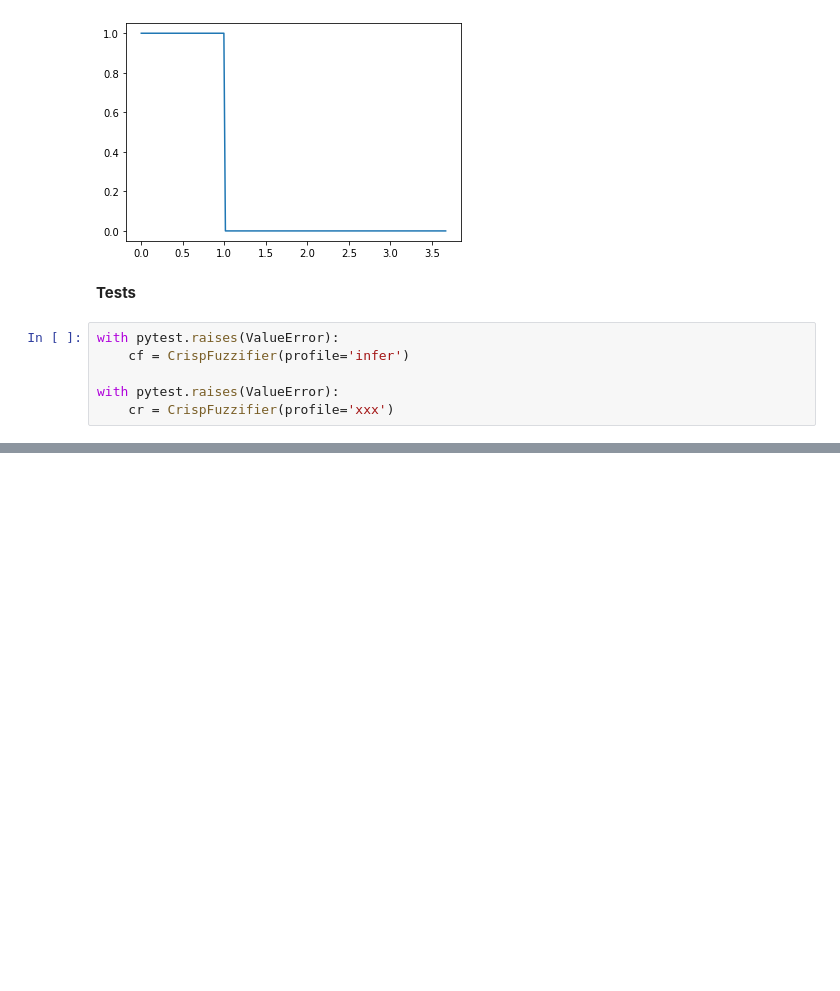
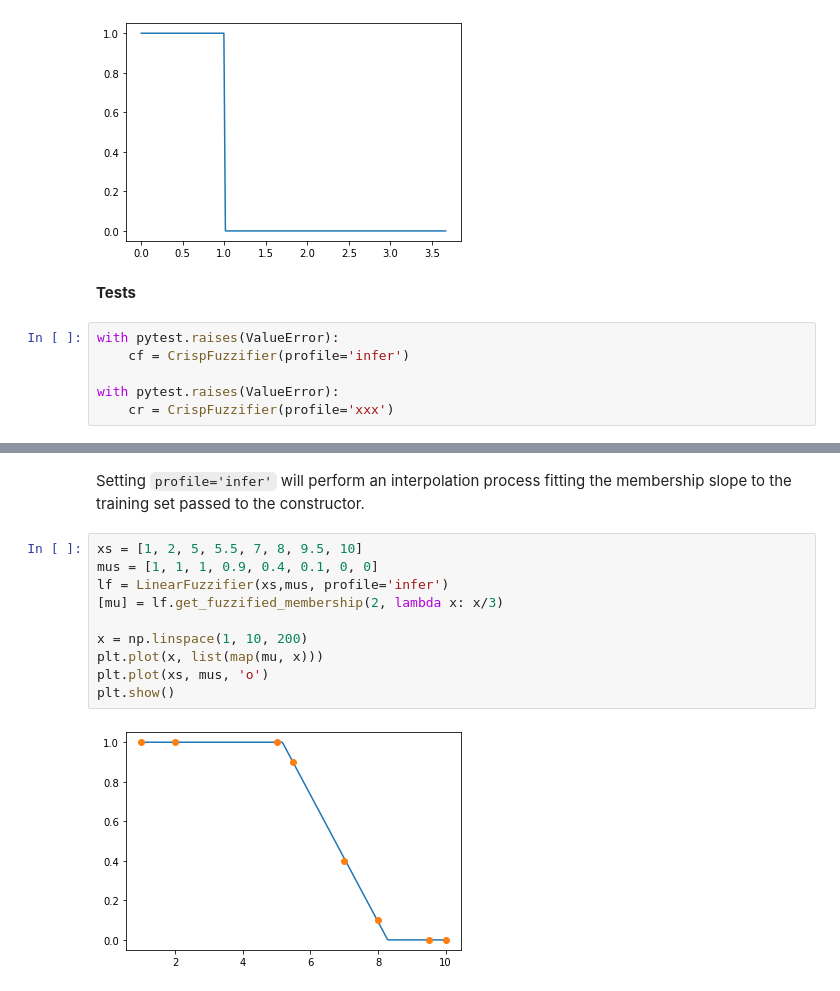
Before and after one commit to ManuelDileo/mulearn, a Jupyter notebook: 01_fuzzifiers.ipynb, the cells around one changed output, grey strips where cells are left out. Saved outputs shown, nothing was run; the diff lists cells and outputs as text; blank space fills up the shorter version.

```diff
--- a/01_fuzzifiers.ipynb
+++ b/01_fuzzifiers.ipynb
@@ -445,0 +540,15 @@ class LinearFuzzifier(Fuzzifier):
+# %% [markdown]
+Setting `profile='infer'` will perform an interpolation process fitting
+the membership slope to the training set passed to the constructor.
+# %%
+xs = [1, 2, 5, 5.5, 7, 8, 9.5, 10]
+mus = [1, 1, 1, 0.9, 0.4, 0.1, 0, 0]
+lf = LinearFuzzifier(xs,mus, profile='infer')
+[mu] = lf.get_fuzzified_membership(2, lambda x: x/3)
+
+x = np.linspace(1, 10, 200)
+plt.plot(x, list(map(mu, x)))
+plt.plot(xs, mus, 'o')
+plt.show()
+# %% [output]
+[figure, added]
```
Also changed, not shown: parts of 16 cells of this notebook, 2 other files.
